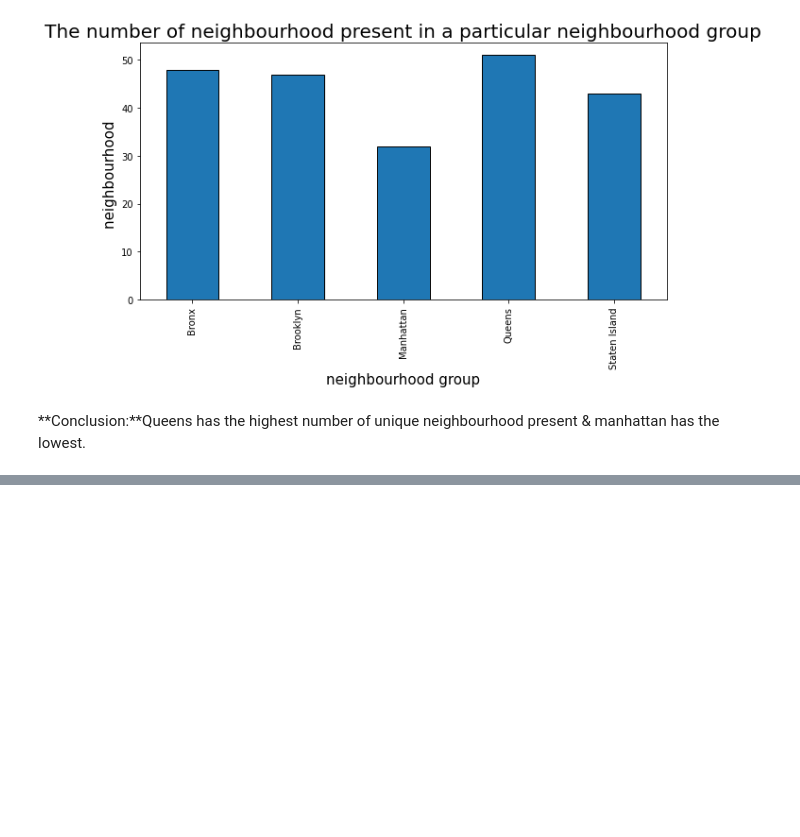
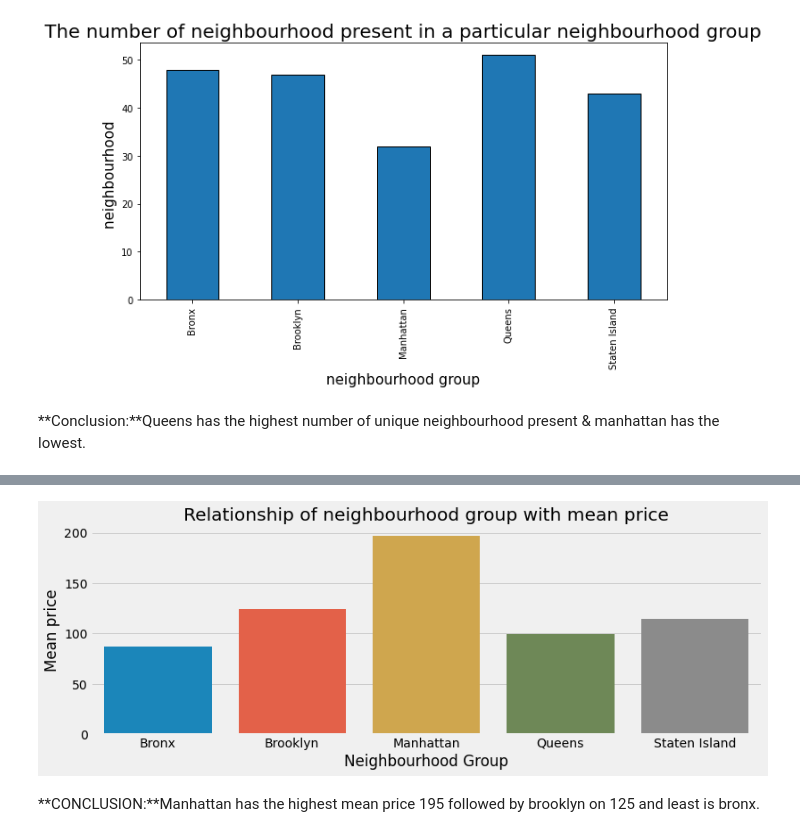
Before and after one commit to Gyanendra079/Airbnb-Bookings-Analysis, a Jupyter notebook: Airbnb_Bookings_Analysis_Capstone_Project.ipynb, the cells around one changed output, grey strips where cells are left out. Saved outputs shown, nothing was run; the diff lists cells and outputs as text; code cells hidden in the pictures; blank space fills up the shorter version.

```diff
--- a/Airbnb_Bookings_Analysis_Capstone_Project.ipynb
+++ b/Airbnb_Bookings_Analysis_Capstone_Project.ipynb
@@ -347,0 +280,2 @@ sns.heatmap(corr_df)
+# %%
+grouped_data1 = df.groupby(['neighbourhood_group']).agg({'price':'mean'}).reset_index()
@@ -347,0 +291,11 @@ sns.heatmap(corr_df)
+# %%
+plt.figure(figsize=(12,4))
+ax = sns.barplot(x = 'neighbourhood_group',y = 'price',data = grouped_data1)
+ax.set_title('Relationship of neighbourhood group with mean price')
+ax.set_xlabel('Neighbourhood Group')
+ax.set_ylabel("Mean price")
+plt.show()
+# %% [output]
+[figure, added]
+# %% [markdown]
+**CONCLUSION:**Manhattan has the highest mean price 195 followed by brooklyn on 125 and least is bronx.
```
Also changed, not shown: parts of 37 cells of this notebook.
